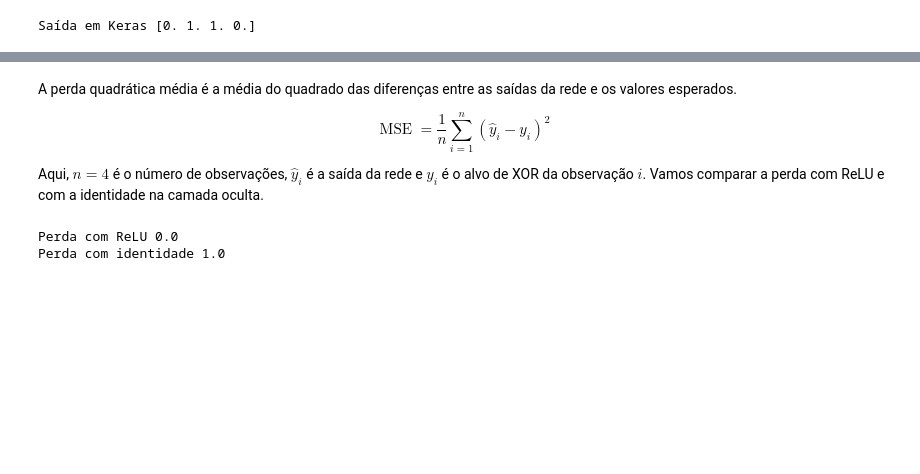
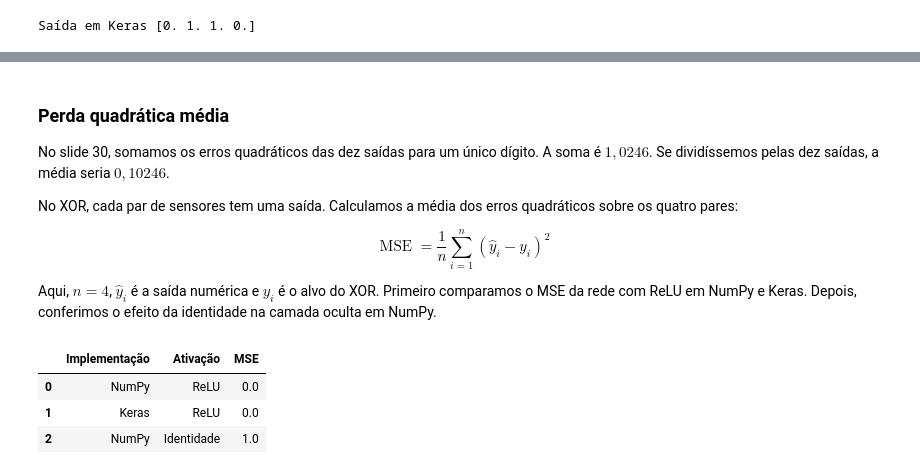
Before and after one commit to tuliorr/mba-redes-neurais, a Jupyter notebook: aula01/aula01.ipynb, the cells around one changed output, grey strips where cells are left out. Saved outputs shown, nothing was run; the diff lists cells and outputs as text; code cells hidden in the pictures; blank space fills up the shorter version.

```diff
--- a/aula01/aula01.ipynb
+++ b/aula01/aula01.ipynb
@@ -220,17 +298,28 @@ Parâmetros 9
 # %% [markdown]
-A perda quadrática média é a média do quadrado das diferenças entre as saídas da rede e os valores esperados.
+### Perda quadrática média
+
+No slide 30, somamos os erros quadráticos das dez saídas para um único dígito. A soma é $1{,}0246$. Se dividíssemos pelas dez saídas, a média seria $0{,}10246$.
+
+No XOR, cada par de sensores tem uma saída. Calculamos a média dos erros quadráticos sobre os quatro pares:
 
 $$
 \operatorname{MSE} = \frac{1}{n} \sum_{i=1}^{n} (\hat{y}_i - y_i)^2
 $$
 
-Aqui, $n=4$ é o número de observações, $\hat{y}_i$ é a saída da rede e $y_i$ é o alvo de XOR da observação $i$. Vamos comparar a perda com ReLU e com a identidade na camada oculta.
+Aqui, $n=4$, $\hat{y}_i$ é a saída numérica e $y_i$ é o alvo do XOR. Primeiro comparamos o MSE da rede com ReLU em NumPy e Keras. Depois, conferimos o efeito da identidade na camada oculta em NumPy.
 # %%
 perda_relu = np.mean((saida - y) ** 2)
+perda_relu_keras = np.mean((saida_keras - y) ** 2)
 perda_identidade = np.mean((saida_identidade - y) ** 2)
 
-print("Perda com ReLU", perda_relu)
-print("Perda com identidade", perda_identidade)
+
+pd.DataFrame({
+    "Implementação": ["NumPy", "Keras", "NumPy"],
+    "Ativação": ["ReLU", "ReLU", "Identidade"],
+    "MSE": [perda_relu, perda_relu_keras, perda_identidade],
+})
 # %% [output]
-Perda com ReLU 0.0
-Perda com identidade 1.0
+|  | Implementação | Ativação | MSE |
+| 0 | NumPy | ReLU | 0.0 |
+| 1 | Keras | ReLU | 0.0 |
+| 2 | NumPy | Identidade | 1.0 |
```
Also changed, not shown: parts of 14 cells of this notebook, 3 other files.
